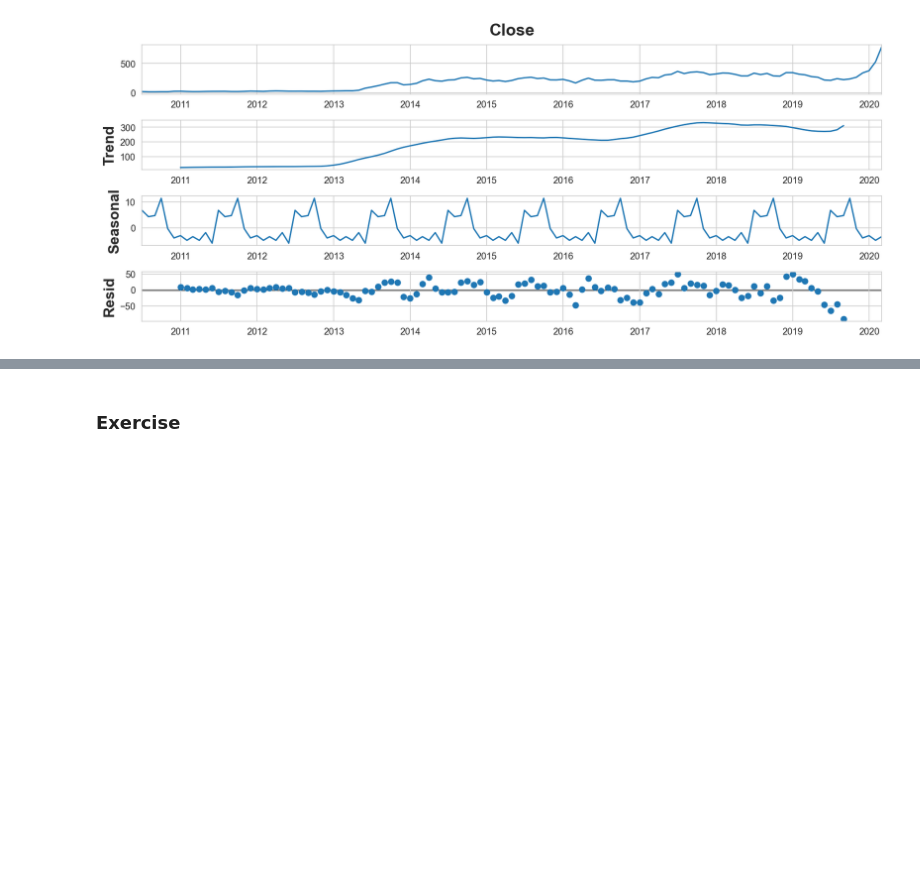
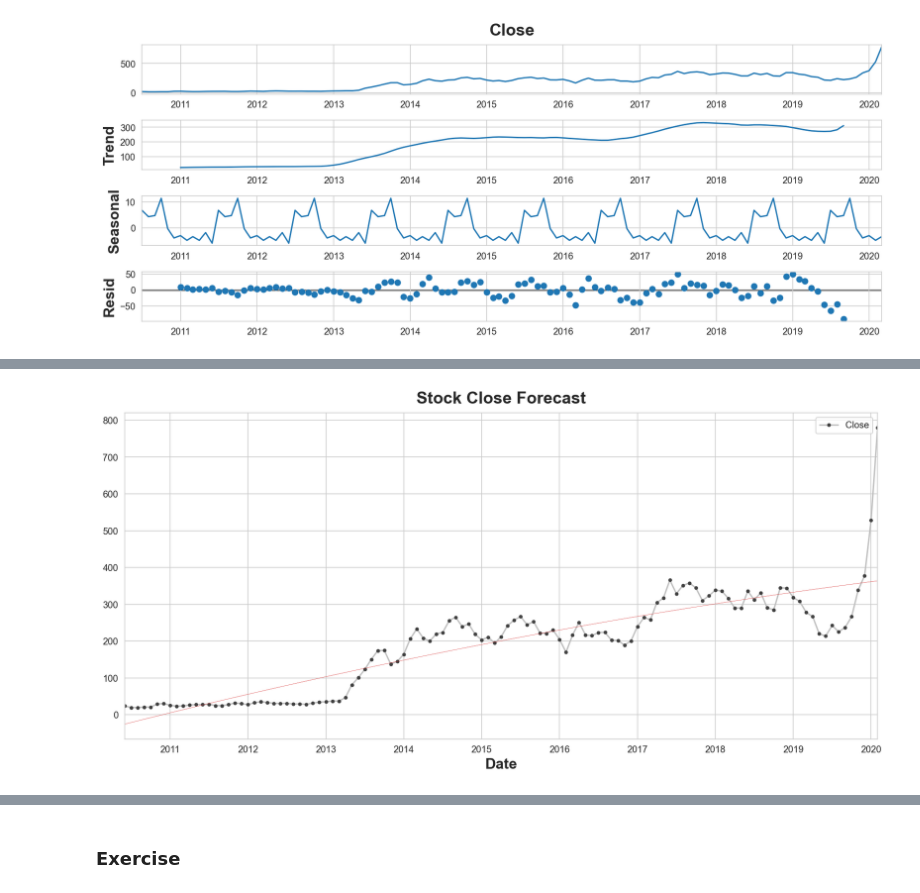
Before and after one commit to JudsonMorgan/Python-for-Data-Analyst, a Jupyter notebook: Tesla-Stock-Market-Analysis.ipynb, the cells around one changed output, grey strips where cells are left out. Saved outputs shown, nothing was run; the diff lists cells and outputs as text; code cells hidden in the pictures; blank space fills up the shorter version.

```diff
--- a/Tesla-Stock-Market-Analysis.ipynb
+++ b/Tesla-Stock-Market-Analysis.ipynb
@@ -204,0 +244,9 @@ fig.plot();
+# %%
+dp = DeterministicProcess(index = tesla_df.index, order = 2, constant=True,drop = True)
+
+X = dp.in_sample()
+# %%
+y = tesla_df['Close']
+# %%
+model = LinearRegression()
+model.fit(X,y)
@@ -204,0 +255,3 @@ fig.plot();
+# %%
+y_preds = pd.Series(model.predict(X), index = X.index)
+y_preds[:10]
@@ -204,0 +271,8 @@ fig.plot();
+# %%
+fig, ax = plt.subplots(figsize=(12,6))
+
+ax = y.plot(**plot_params, title = 'Stock Close Forecast')
+y_preds.plot(ax = ax, linewidth=0.3, color ='C3', label = 'Prediction')
+plt.show()
+# %% [output]
+[figure, added]
```
Also changed, not shown: parts of 10 cells of this notebook.
